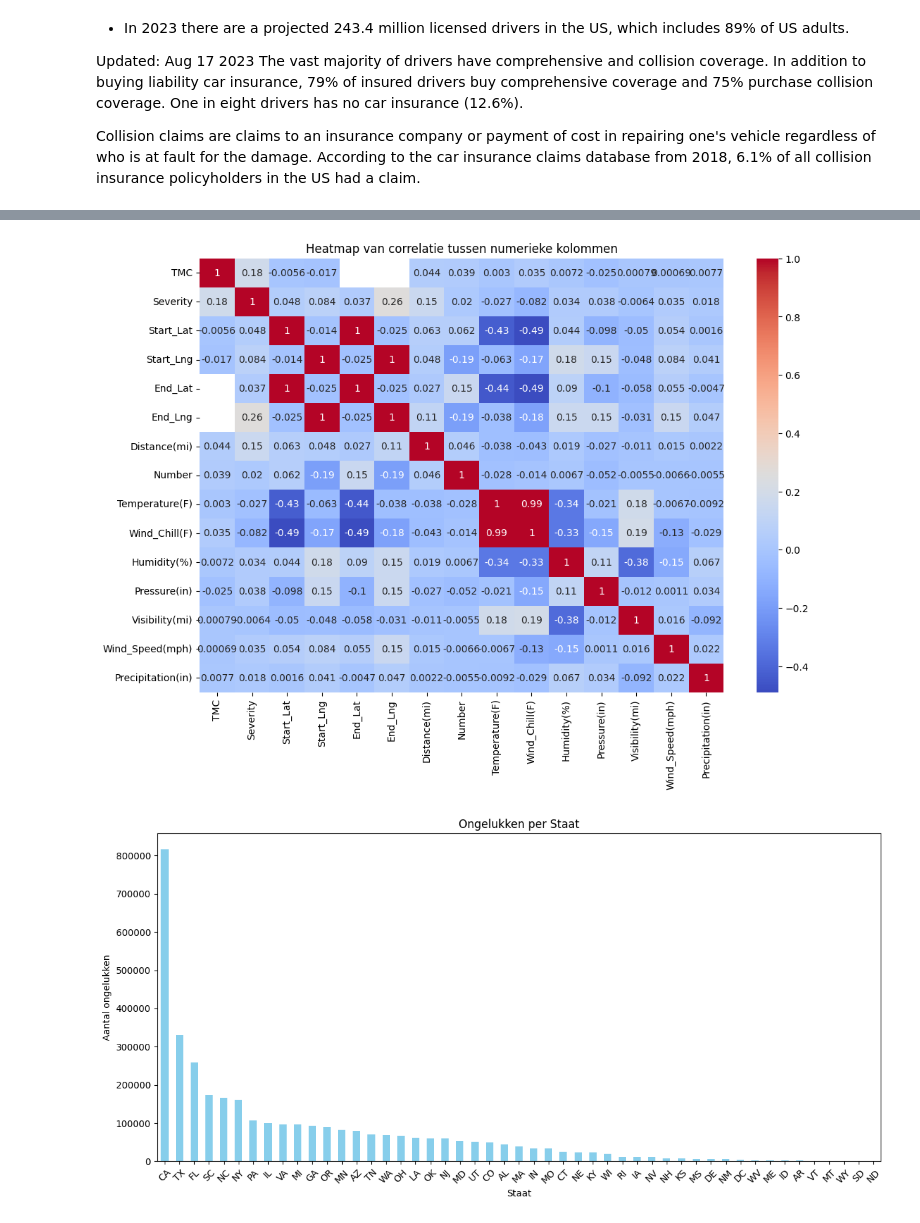
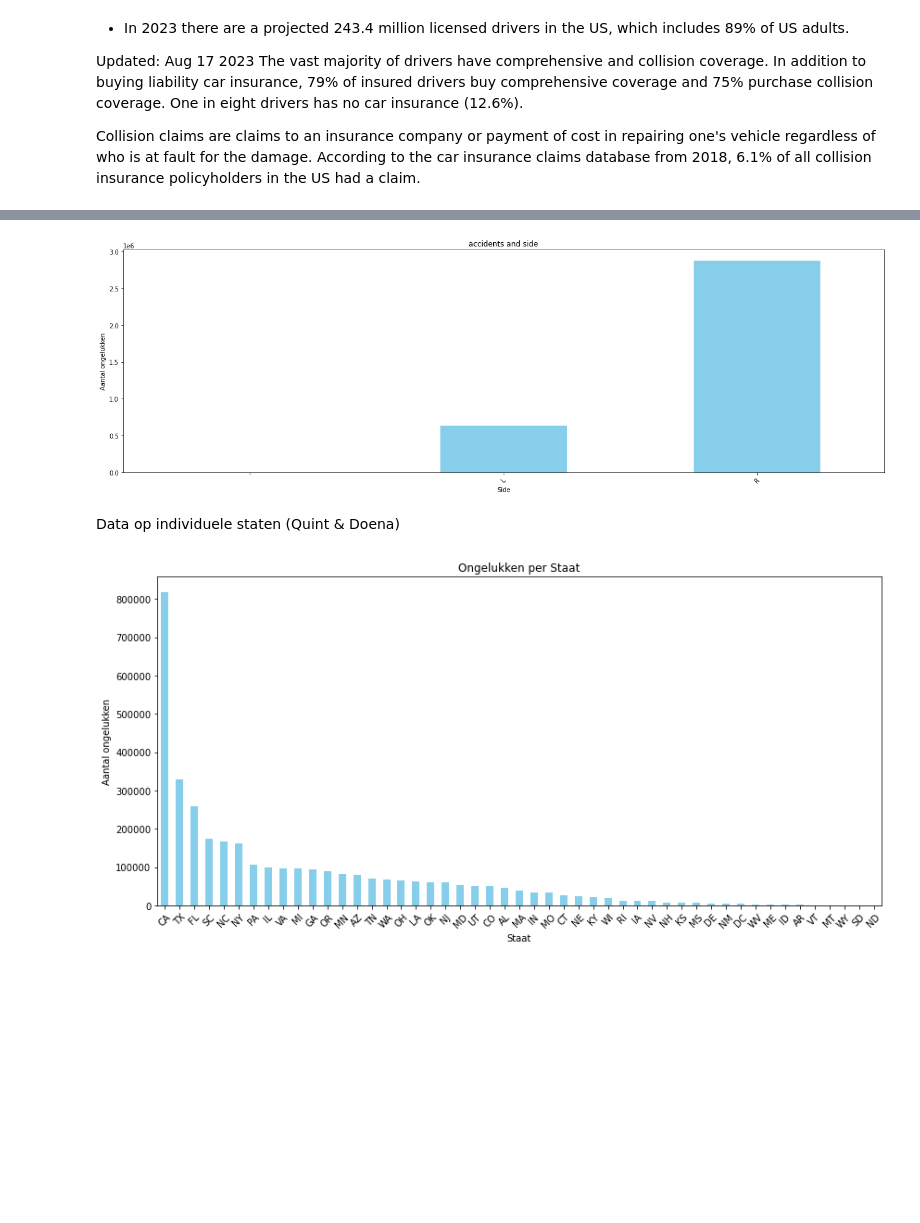
Before and after one commit to IsabelvanDam19/WT_Specialisatie, a Jupyter notebook: Beetje dingen enzo.ipynb, the cells around one changed output, grey strips where cells are left out. Saved outputs shown, nothing was run; the diff lists cells and outputs as text; code cells hidden in the pictures; blank space fills up the shorter version.

```diff
--- a/Beetje dingen enzo.ipynb
+++ b/Beetje dingen enzo.ipynb
@@ -205,12 +157,0 @@ plt.show()
-# %%
-# Correlatiematrix voor numerieke kolommen
-numerical_columns = df.select_dtypes(include=['float64', 'int64'])
-correlation_matrix = numerical_columns.corr()
-
-# Heatmap van de correlatiematrix
-plt.figure(figsize=(12, 8))
-sns.heatmap(correlation_matrix, annot=True, cmap='coolwarm')
-plt.title('Heatmap van correlatie tussen numerieke kolommen')
-plt.show()
-# %% [output]
-[figure, removed]
@@ -226,3 +158,19 @@ plt.show()
+# %%
+state_accident_counts = df['Side'].value_counts().head(60)
+state_accident_counts = state_accident_counts.sort_index(ascending=True)
+
+plt.figure(figsize=(18, 6))
+state_accident_counts.plot(kind='bar', color='skyblue')
+plt.title('accidents and side')
+plt.xlabel('Side')
+plt.ylabel('Aantal ongelukken')
+plt.xticks(rotation=45)
+plt.tight_layout()
+plt.show()
+# %% [output]
+[figure, added]
+# %% [markdown]
+Data op individuele staten (Quint & Doena)
 # %%
 state_accident_counts = df['State'].value_counts()
 
```
Also changed, not shown: parts of 32 cells of this notebook.
